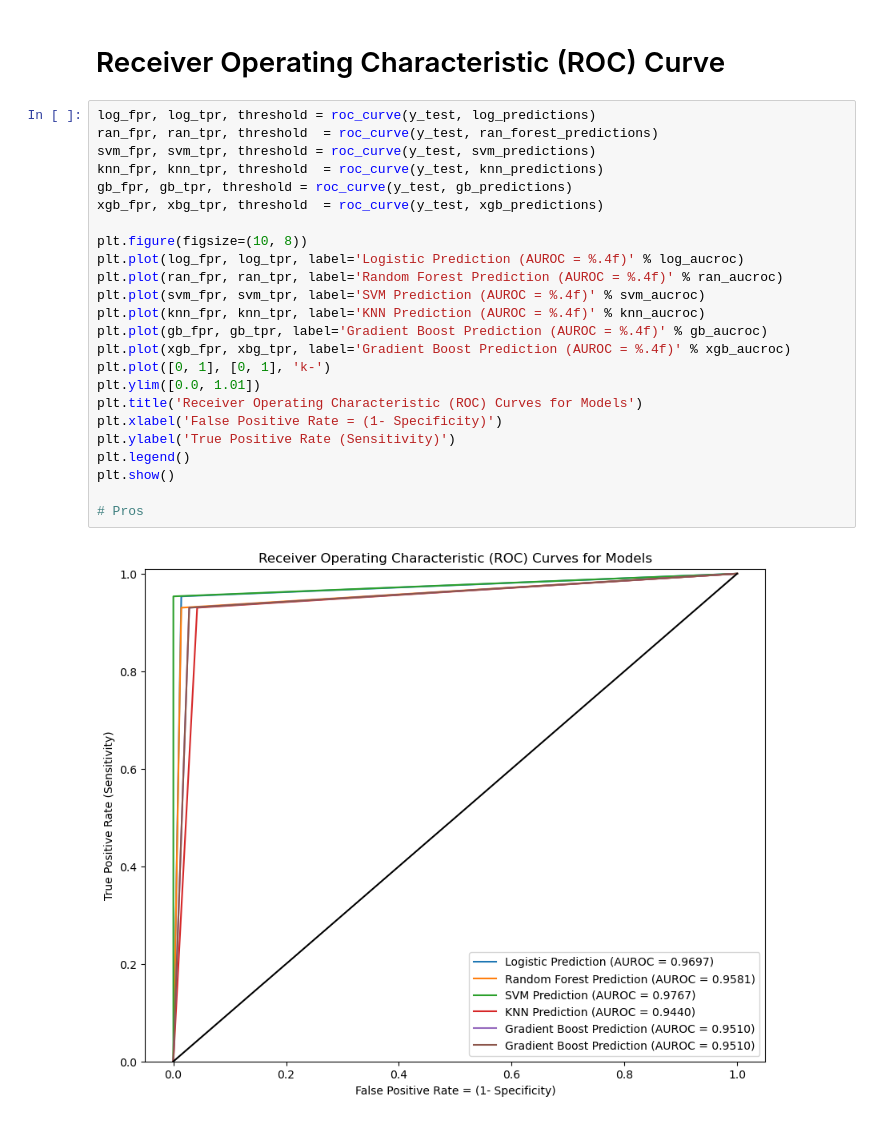
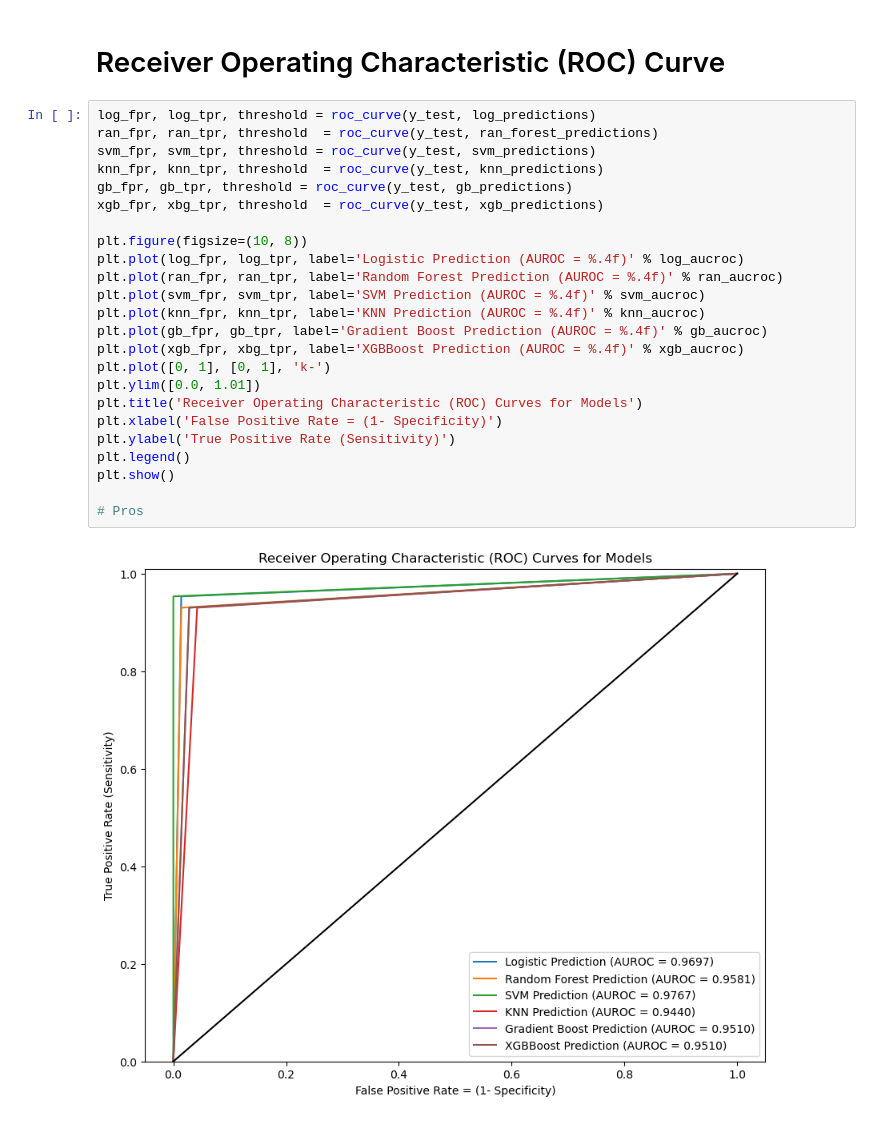
Before and after one commit to DMulabegovic/AAI-500-Final-Project-Breast-Cancer-Malignancy-Predictor, a Jupyter notebook: Breast_Cancer_Predictor_Project.ipynb, the cells around one changed output. Saved outputs shown, nothing was run; the diff lists cells and outputs as text.

Commit message:
Updated plot legend for XGBoost

```diff
--- a/Breast_Cancer_Predictor_Project.ipynb
+++ b/Breast_Cancer_Predictor_Project.ipynb
@@ -342,26 +342,26 @@ XGBoost Prediction, AUROC = 0.9510
 # %%
 log_fpr, log_tpr, threshold = roc_curve(y_test, log_predictions)
 ran_fpr, ran_tpr, threshold  = roc_curve(y_test, ran_forest_predictions)
 svm_fpr, svm_tpr, threshold = roc_curve(y_test, svm_predictions)
 knn_fpr, knn_tpr, threshold  = roc_curve(y_test, knn_predictions)
 gb_fpr, gb_tpr, threshold = roc_curve(y_test, gb_predictions)
 xgb_fpr, xbg_tpr, threshold  = roc_curve(y_test, xgb_predictions)
 
 plt.figure(figsize=(10, 8))
 plt.plot(log_fpr, log_tpr, label='Logistic Prediction (AUROC = %.4f)' % log_aucroc)
 plt.plot(ran_fpr, ran_tpr, label='Random Forest Prediction (AUROC = %.4f)' % ran_aucroc)
 plt.plot(svm_fpr, svm_tpr, label='SVM Prediction (AUROC = %.4f)' % svm_aucroc)
 plt.plot(knn_fpr, knn_tpr, label='KNN Prediction (AUROC = %.4f)' % knn_aucroc)
 plt.plot(gb_fpr, gb_tpr, label='Gradient Boost Prediction (AUROC = %.4f)' % gb_aucroc)
-plt.plot(xgb_fpr, xbg_tpr, label='Gradient Boost Prediction (AUROC = %.4f)' % xgb_aucroc)
+plt.plot(xgb_fpr, xbg_tpr, label='XGBBoost Prediction (AUROC = %.4f)' % xgb_aucroc)
 plt.plot([0, 1], [0, 1], 'k-')
 plt.ylim([0.0, 1.01])
 plt.title('Receiver Operating Characteristic (ROC) Curves for Models')
 plt.xlabel('False Positive Rate = (1- Specificity)')
 plt.ylabel('True Positive Rate (Sensitivity)')
 plt.legend()
 plt.show()
 
 # Pros
 # %% [output]
-[figure, old version]
+[figure, new version]
```
